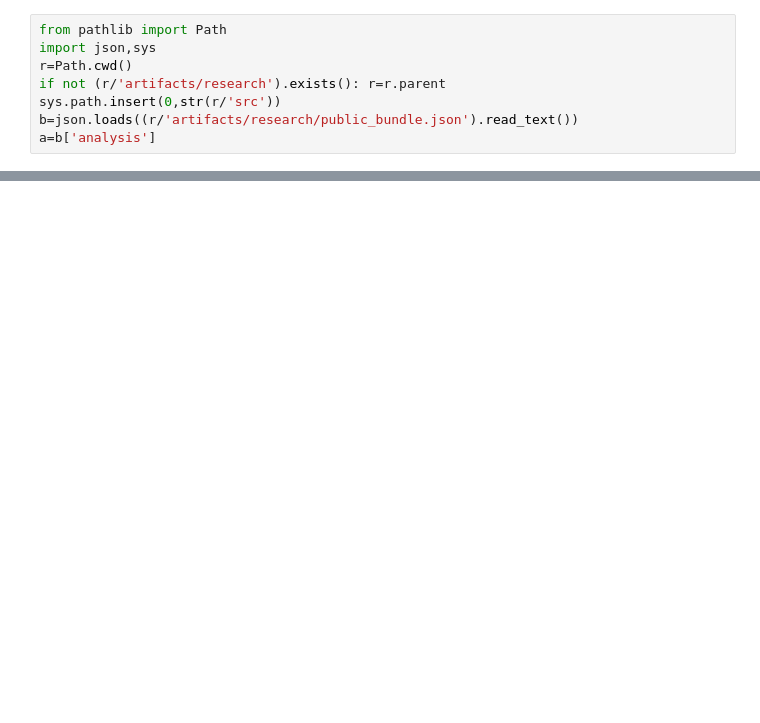
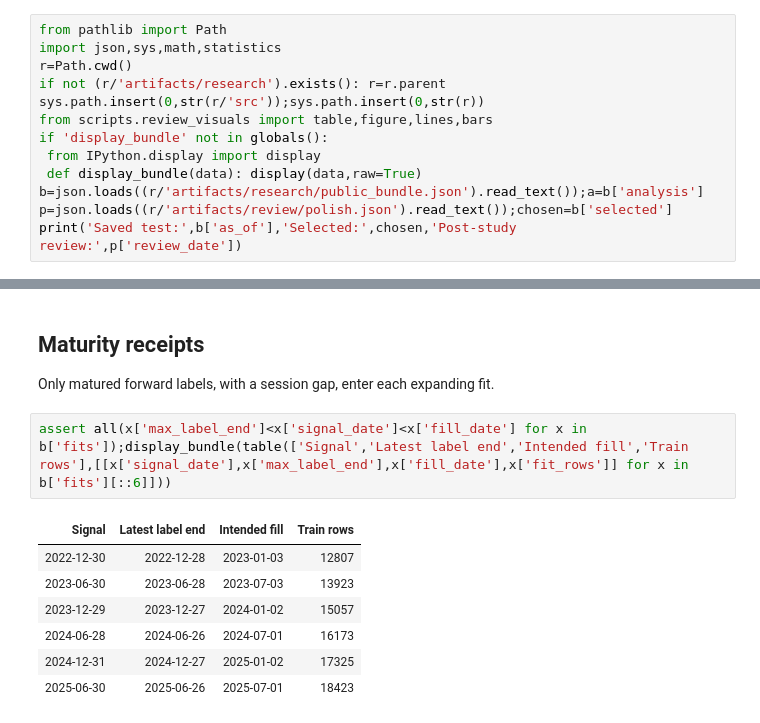
Before and after one commit to thvh2006/systematic-equity-ml-research, a Jupyter notebook: notebooks/02_hypotheses_labels_and_features.ipynb, the cells around one changed output, grey strips where cells are left out. Drawn from its saved outputs; the diff is of its cells as text; blank space fills up the shorter version.

Commit message:
Polish review 0.4: notebooks

```diff
--- a/notebooks/02_hypotheses_labels_and_features.ipynb
+++ b/notebooks/02_hypotheses_labels_and_features.ipynb
@@ -4,8 +7,13 @@ Saved retrospective research. No training or held-out reselection. Run from the
 # %%
 from pathlib import Path
-import json,sys
+import json,sys,math,statistics
 r=Path.cwd()
 if not (r/'artifacts/research').exists(): r=r.parent
-sys.path.insert(0,str(r/'src'))
-b=json.loads((r/'artifacts/research/public_bundle.json').read_text())
-a=b['analysis']
+sys.path.insert(0,str(r/'src'));sys.path.insert(0,str(r))
+from scripts.review_visuals import table,figure,lines,bars
+if 'display_bundle' not in globals():
+ from IPython.display import display
+ def display_bundle(data): display(data,raw=True)
+b=json.loads((r/'artifacts/research/public_bundle.json').read_text());a=b['analysis']
+p=json.loads((r/'artifacts/review/polish.json').read_text());chosen=b['selected']
+print('Saved test:',b['as_of'],'Selected:',chosen,'Post-study review:',p['review_date'])
@@ -36,0 +35,14 @@ Saved fit windows: 36
+# %% [markdown]
+## Maturity receipts
+
+Only matured forward labels, with a session gap, enter each expanding fit.
+# %%
+assert all(x['max_label_end']<x['signal_date']<x['fill_date'] for x in b['fits']);display_bundle(table(['Signal','Latest label end','Intended fill','Train rows'],[[x['signal_date'],x['max_label_end'],x['fill_date'],x['fit_rows']] for x in b['fits'][::6]]))
+# %% [output]
+| Signal | Latest label end | Intended fill | Train rows |
+| 2022-12-30 | 2022-12-28 | 2023-01-03 | 12807 |
+| 2023-06-30 | 2023-06-28 | 2023-07-03 | 13923 |
+| 2023-12-29 | 2023-12-27 | 2024-01-02 | 15057 |
+| 2024-06-28 | 2024-06-26 | 2024-07-01 | 16173 |
+| 2024-12-31 | 2024-12-27 | 2025-01-02 | 17325 |
+| 2025-06-30 | 2025-06-26 | 2025-07-01 | 18423 |
```
Also changed, not shown: parts of 15 cells of this notebook, 7 other files.
